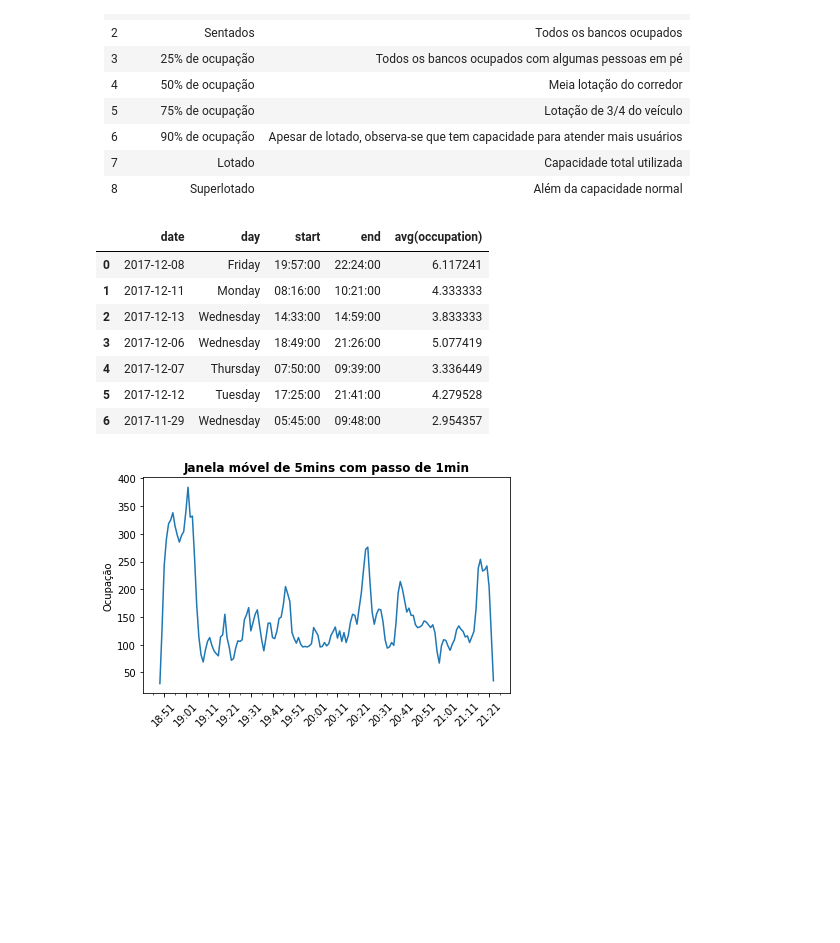
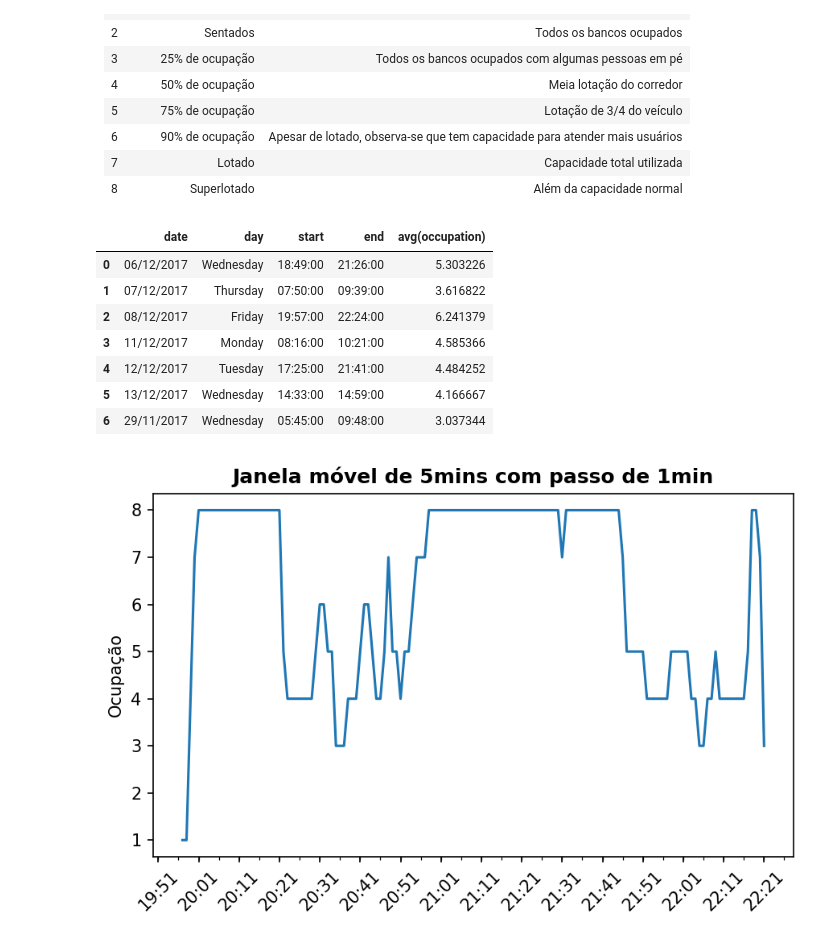
Before and after one commit to hilios/wifi-apc-analysis, a Jupyter notebook: analysis-v2.ipynb, the cells around one changed output. Cells and saved outputs as stored; diff of their text form; code cells hidden in the pictures; blank space fills up the shorter version.

Commit message:
Add the comparission graph for the wifi data

```diff
--- a/analysis-v2.ipynb
+++ b/analysis-v2.ipynb
@@ -106,7 +99,7 @@ plt.tight_layout()
 # %%
 phones_ds = (
     phones
-    .withColumn("date", to_date("timestamp"))
+    .withColumn("date", date_format("timestamp", "dd/MM/yyyy"))
     .withColumn("timestamp", to_utc_timestamp(regexp_replace("timestamp", ",", "."), "UTC"))
     .drop("level", "organization", "prefix")
 )
@@ -133,7 +126,6 @@ sightings_within_5sec = (
 
 sightings = (
     phones_ds
-    .drop("date")
     # 1) Unique MAC sightings within 5 seconds
     .withColumn("fst_sight", first("timestamp").over(sightings_within_5sec))
     .filter(col("fst_sight") == col("timestamp"))
@@ -149,13 +141,13 @@ sightings = (
     .drop("count")
     # 4) Estimate the occupation
     .groupBy("window").count()
+    .withColumn("date", date_format("window.start", "dd/MM/yyyy"))
 )
 
 # Summary
 (
     sightings
     .withColumn("day", date_format("window.start", "EEEE"))
-    .withColumn("date", date_format("window.start", "yyyy-MM-dd"))
     .groupBy("date").agg(first("day").alias("day"), sum("count"))
     .toPandas()
 )
@@ -182,22 +174,22 @@ sightings = (
 | 7 | Lotado | Capacidade total utilizada |
 | 8 | Superlotado | Além da capacidade normal |
 # %%
-MAX_OCCUPATION = 58 + 118
+MAX_OCCUPATION = (58 + 118) * 1.2
 
 def relativeOccupation(sightings):
-    if sightings < 58:
+    if sightings < 30:
         return 1
-    elif sightings >= 58 and sightings < 43:
+    elif sightings >= 30 and sightings <= 58:
         return 2
-    elif sightings >= 43 and sightings < 88:
+    elif sightings >= 58 and sightings < 87:
         return 3
-    elif sightings >= 88 and sightings < 132:
+    elif sightings >= 87 and sightings < 117:
         return 4
-    elif sightings >= 132 and sightings < 158:
+    elif sightings >= 117 and sightings < 146:
         return 5
-    elif sightings >= 158 and sightings < MAX_OCCUPATION:
+    elif sightings >= 146 and sightings < 164:
         return 6
-    elif sightings >= MAX_OCCUPATION and sightings < MAX_OCCUPATION + 10:
+    elif sightings >= 164 and sightings < MAX_OCCUPATION:
         return 7
     else:
         return 8
@@ -209,7 +201,7 @@ occupation = sightings.withColumn("occupation", occ("count"))
 (
     occupation
     .withColumn("day", date_format("window.start", "EEEE"))
-    .withColumn("date", date_format("window.start", "yyyy-MM-dd"))
+    .withColumn("date", date_format("window.start", "dd/MM/yyyy"))
     .groupBy("date")
     .agg(
         first("day").alias("day"),
@@ -217,35 +209,34 @@ occupation = sightings.withColumn("occupation", occ("count"))
         date_format(last("window.end"), "HH:mm:ss").alias("end"),
         avg("occupation")
     )
+    .orderBy("date")
 ).toPandas()
 # %% [output]
 |  | date | day | start | end | avg(occupation) |
-| 0 | 2017-12-08 | Friday | 19:57:00 | 22:24:00 | 6.117241 |
-| 1 | 2017-12-11 | Monday | 08:16:00 | 10:21:00 | 4.333333 |
-| 2 | 2017-12-13 | Wednesday | 14:33:00 | 14:59:00 | 3.833333 |
-| 3 | 2017-12-06 | Wednesday | 18:49:00 | 21:26:00 | 5.077419 |
-| 4 | 2017-12-07 | Thursday | 07:50:00 | 09:39:00 | 3.336449 |
-| 5 | 2017-12-12 | Tuesday | 17:25:00 | 21:41:00 | 4.279528 |
-| 6 | 2017-11-29 | Wednesday | 05:45:00 | 09:48:00 | 2.954357 |
+| 0 | 06/12/2017 | Wednesday | 18:49:00 | 21:26:00 | 5.303226 |
+| 1 | 07/12/2017 | Thursday | 07:50:00 | 09:39:00 | 3.616822 |
+| 2 | 08/12/2017 | Friday | 19:57:00 | 22:24:00 | 6.241379 |
+| 3 | 11/12/2017 | Monday | 08:16:00 | 10:21:00 | 4.585366 |
+| 4 | 12/12/2017 | Tuesday | 17:25:00 | 21:41:00 | 4.484252 |
+| 5 | 13/12/2017 | Wednesday | 14:33:00 | 14:59:00 | 4.166667 |
+| 6 | 29/11/2017 | Wednesday | 05:45:00 | 09:48:00 | 3.037344 |
 # %%
-import matplotlib.dates as mdates
-
-r = occupation.toPandas()
+r = occupation.filter(col("date") == "08/12/2017").toPandas()
 r['start'] = r["window"].map(lambda x: x[0])
 r = r.set_index('start')
 
 x = np.arange(len(r)) # r["window"].map(lambda x: x[0]).values
 
-fig, ax = plt.subplots()
+fig, ax = plt.subplots(dpi=150) # figsize=(15, 10)
 ax.plot(r.index, r['occupation'])
 
 ax.set_ylabel("Ocupação")
 ax.xaxis.set_major_locator(mdates.MinuteLocator(interval=10))
 ax.xaxis.set_minor_locator(mdates.MinuteLocator(interval=5))
 ax.xaxis.set_major_formatter(mdates.DateFormatter('%H:%M'))
 
 plt.title("Janela móvel de 5mins com passo de 1min", {'fontweight': 'demi'})
 plt.xticks(rotation=45)
 plt.tight_layout()
 # %% [output]
-[figure, old version]
+[figure, new version]
```
Also changed, not shown: parts of 7 cells of this notebook.
